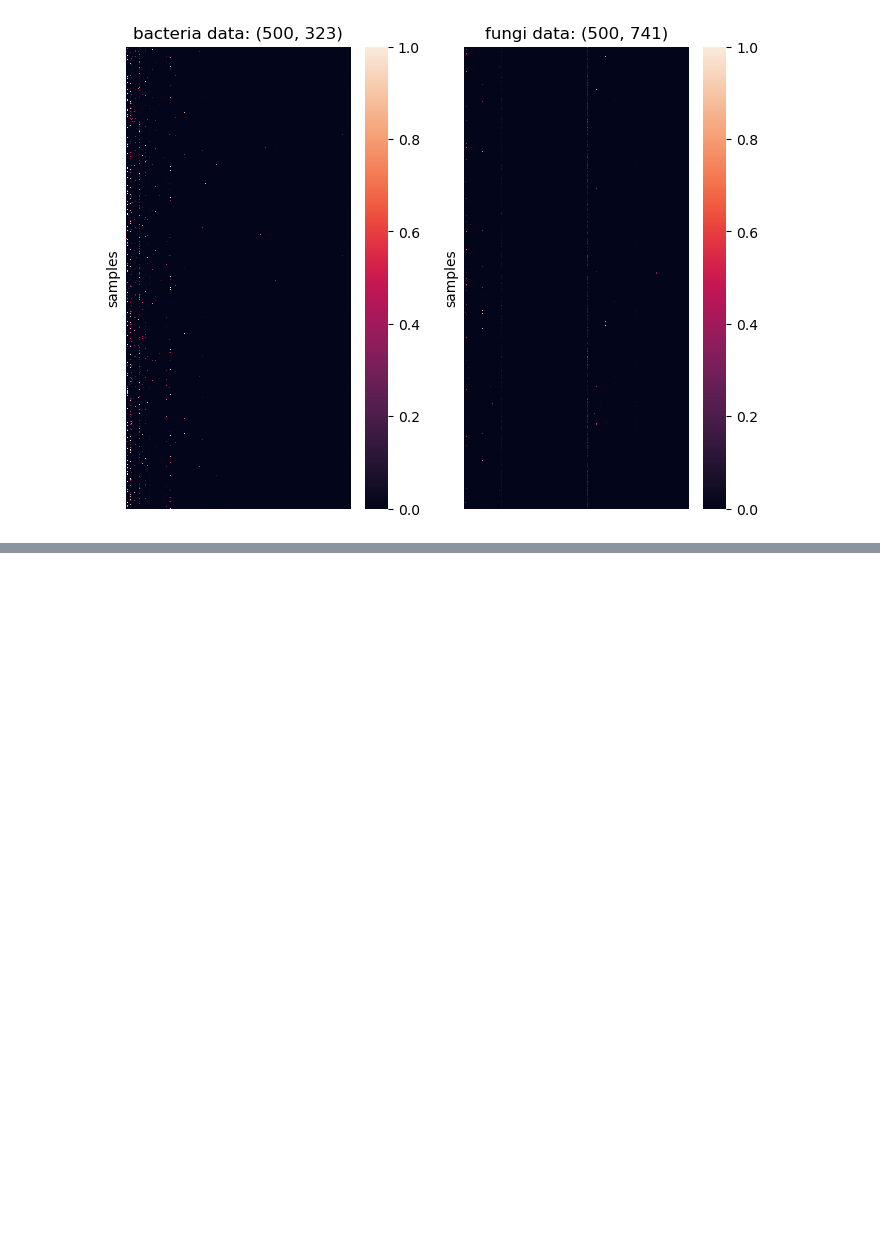
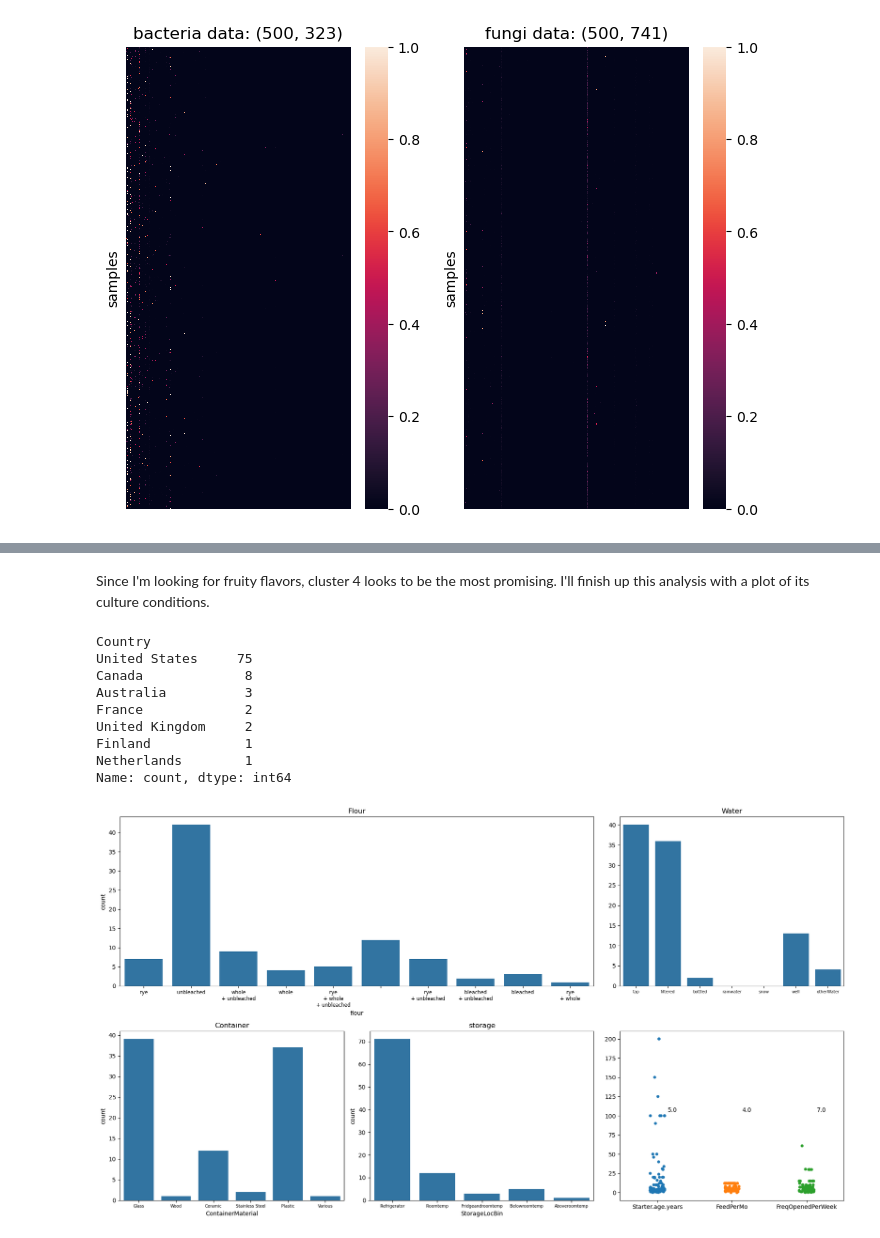
Before and after one commit to Geoff-CQW/sourdough, a Jupyter notebook: sourdough analytics.ipynb, the cells around one changed output, grey strips where cells are left out. Saved outputs shown, nothing was run; the diff lists cells and outputs as text; code cells hidden in the pictures; blank space fills up the shorter version.

Commit message:
completed analysis

```diff
--- a/sourdough analytics.ipynb
+++ b/sourdough analytics.ipynb
@@ -165,0 +300,9 @@ Unfortunately that didn't work that well, while I managed to half the dimensions
+# %%
+metadata = metadata.merge(groups.loc[:, ['samples','clusters']], left_on='sample', right_on='samples')
+desired_samples = metadata[metadata['sample'].isin(sensory['Sample'][mask])]
+
+for i in [3,4,5]:
+    print(f'cluster {i} has {sum(metadata["clusters"] == i)} samples')
+
+print()
+print(desired_samples['clusters'].value_counts())
@@ -165,0 +334,15 @@ Unfortunately that didn't work that well, while I managed to half the dimensions
+# %% [markdown]
+Since I'm looking for fruity flavors, cluster 4 looks to be the most promising. I'll finish up this analysis with a plot of its culture conditions.
+# %%
+visualise_metadata(metadata[metadata['clusters'] == 4])
+# %% [output]
+Country
+United States     75
+Canada             8
+Australia          3
+France             2
+United Kingdom     2
+Finland            1
+Netherlands        1
+Name: count, dtype: int64
+[figure, added]
```
Also changed, not shown: parts of 19 cells of this notebook.
